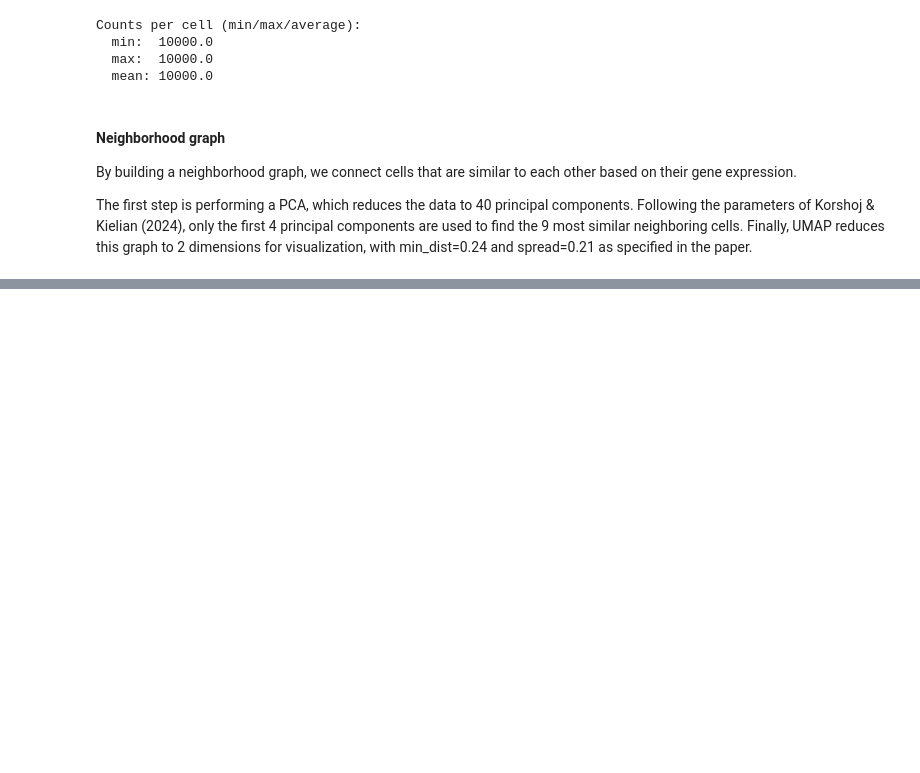
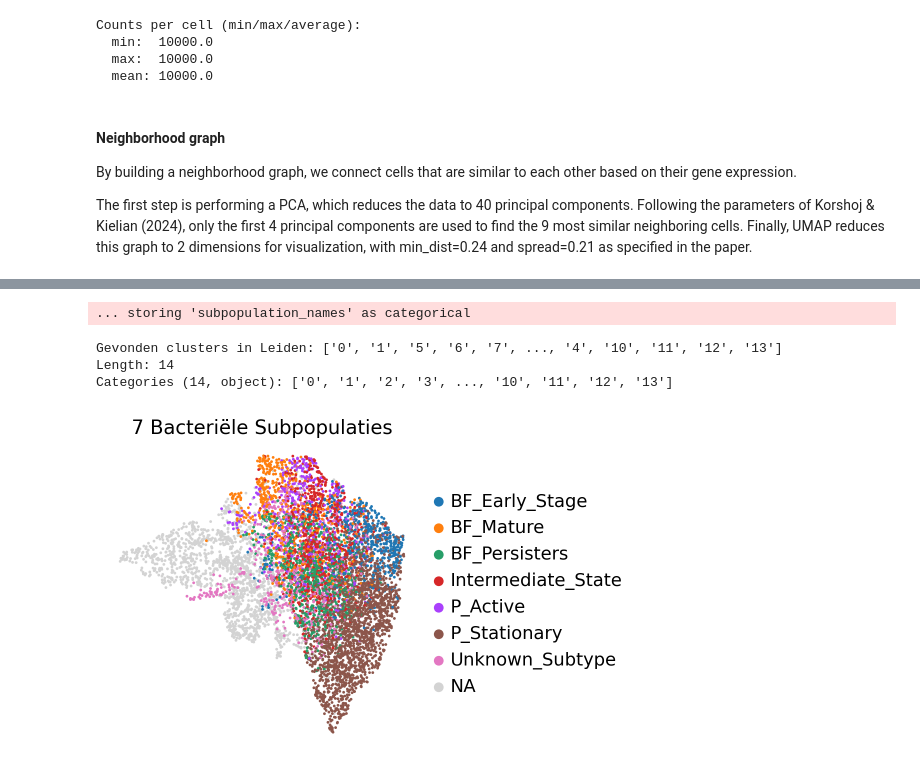
Before and after one commit to NathanvaBIT/mygitdirectory, a Jupyter notebook: Bacteria_unsupervised_learning.ipynb, the cells around one changed output, grey strips where cells are left out. Saved outputs shown, nothing was run; the diff lists cells and outputs as text; code cells hidden in the pictures; blank space fills up the shorter version.

```diff
--- a/Bacteria_unsupervised_learning.ipynb
+++ b/Bacteria_unsupervised_learning.ipynb
@@ -152,0 +179,30 @@ To give biological meaning to the Leiden clusters, we identify the top marker ge
+# %%
+# --- Stap 7: Cluster Annotatie voor 7 Subpopulaties ---
+
+# 1. Controleer eerst hoeveel clusters er exact zijn
+print(f"Gevonden clusters in Leiden: {adata_bacteria.obs['leiden'].unique()}")
+
+# 2. Maak een dictionary voor alle 7 clusters (0 t/m 6)
+# TIP: Gebruik de resultaten van Stap 8 (Marker genen) om te bepalen
+# welke naam bij welk nummer hoort.
+cluster_labels = {
+    '0': 'BF_Early_Stage',
+    '1': 'BF_Mature',
+    '2': 'P_Active',
+    '3': 'P_Stationary',
+    '4': 'BF_Persisters',
+    '5': 'Intermediate_State',
+    '6': 'Unknown_Subtype'
+}
+
+# 3. Map de namen naar je data
+adata_bacteria.obs['subpopulation_names'] = adata_bacteria.obs['leiden'].map(cluster_labels)
+
+# 4. Visualiseer de 7 subpopulaties in de UMAP
+sc.pl.umap(adata_bacteria, color='subpopulation_names', title='7 Bacteriële Subpopulaties', frameon=False)
+# %% [output]
+... storing 'subpopulation_names' as categorical
+Gevonden clusters in Leiden: ['0', '1', '5', '6', '7', ..., '4', '10', '11', '12', '13']
+Length: 14
+Categories (14, object): ['0', '1', '2', '3', ..., '10', '11', '12', '13']
+[figure, added]
```
Also changed, not shown: parts of 15 cells of this notebook.
